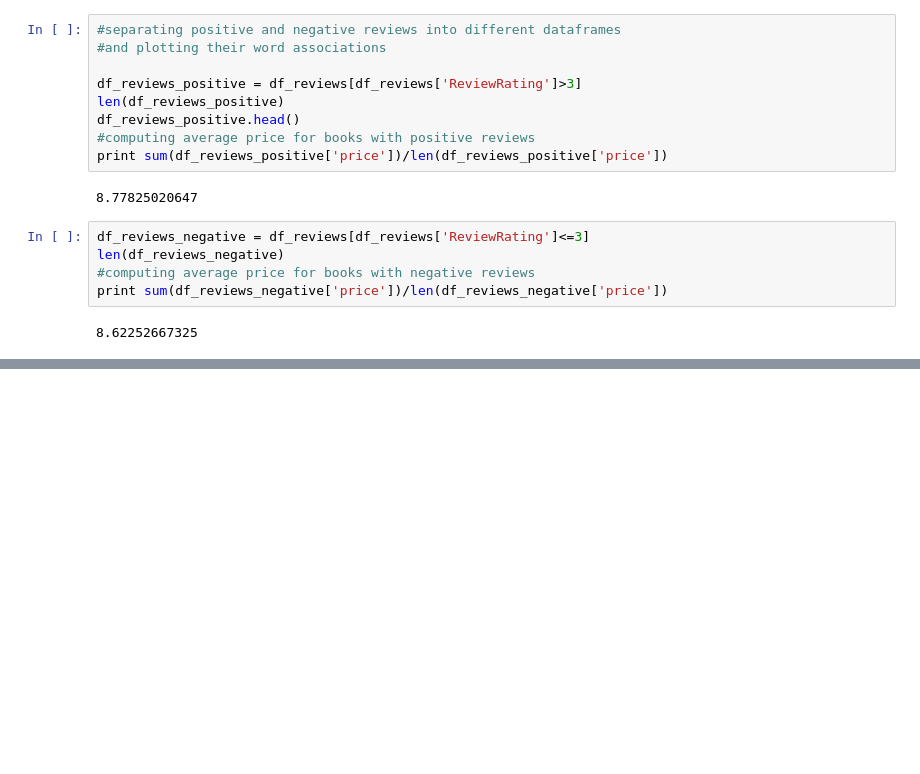
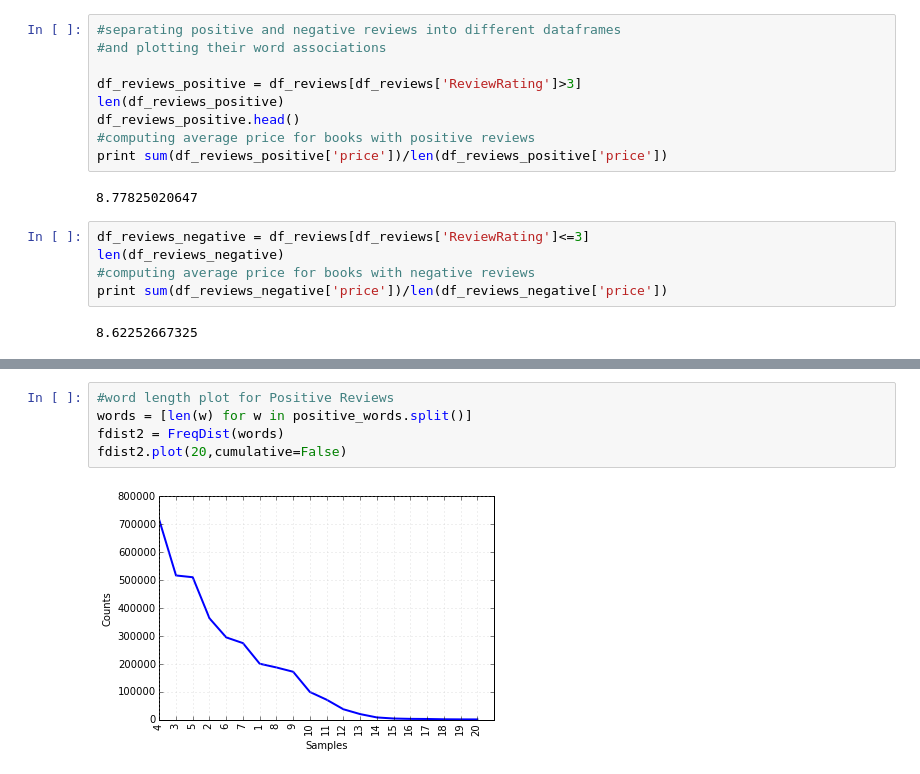
Before and after one commit to hmallajosyula/Amazon-Recommender-System, a Jupyter notebook: Capstone.ipynb, the cells around one changed output, grey strips where cells are left out. Drawn from its saved outputs; the diff is of its cells as text; blank space fills up the shorter version.

```diff
--- a/Capstone.ipynb
+++ b/Capstone.ipynb
@@ -269,0 +335,7 @@ plt.show()
+# %%
+#word length plot for Positive Reviews
+words = [len(w) for w in positive_words.split()]
+fdist2 = FreqDist(words)
+fdist2.plot(20,cumulative=False)
+# %% [output]
+[figure, added]
```
Also changed, not shown: parts of 10 cells of this notebook.
